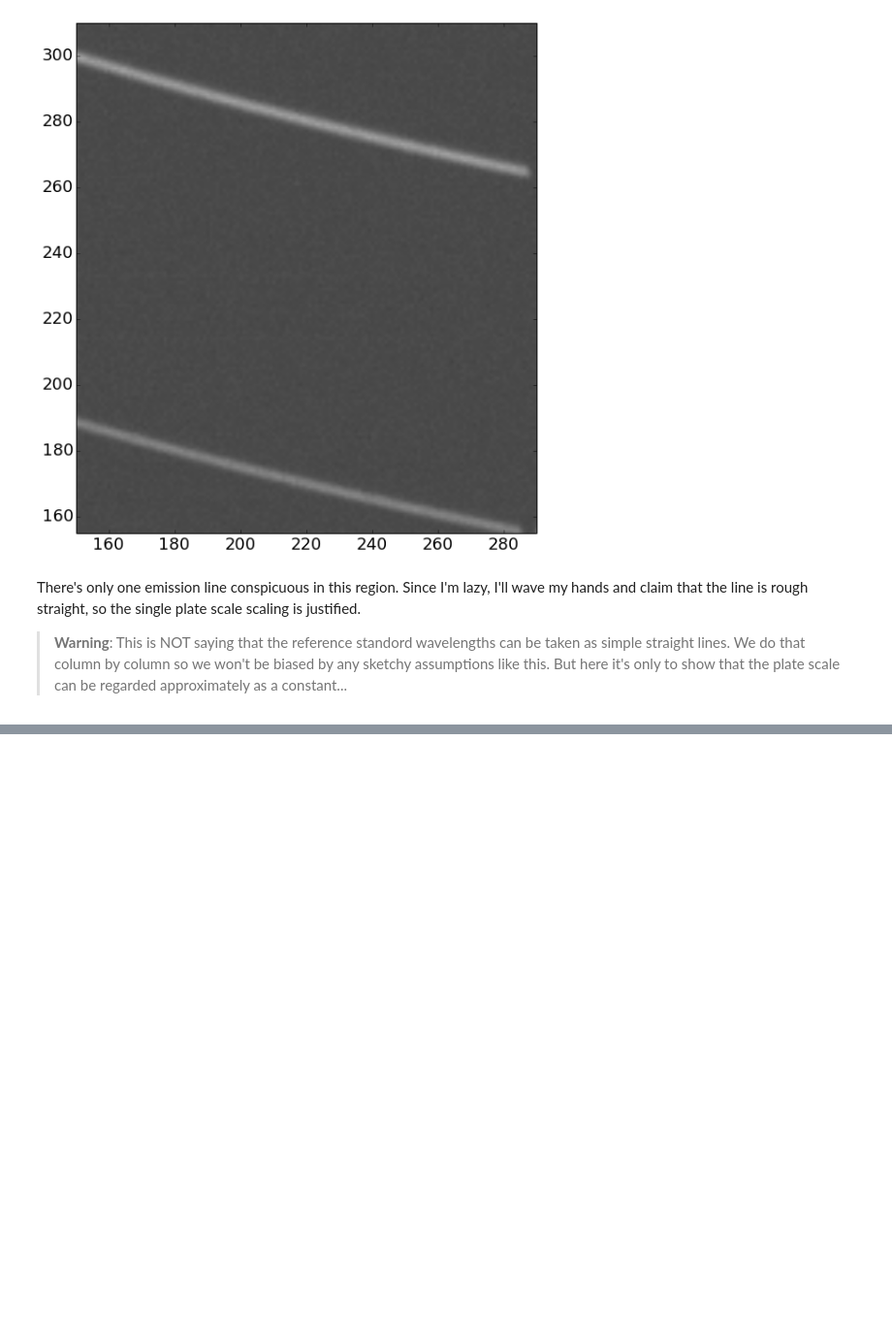
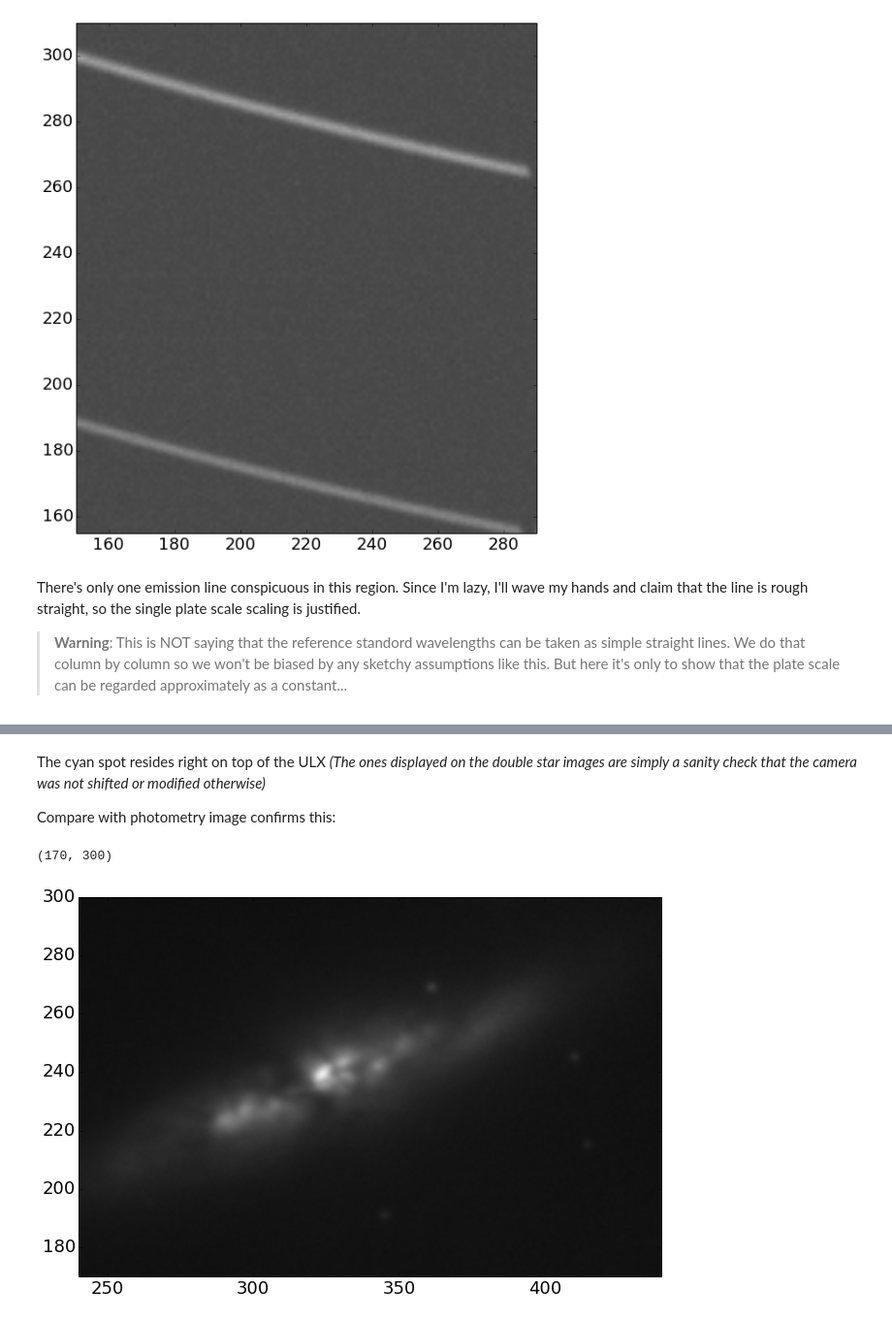
Before and after one commit to Mipanox/PHYS301, a Jupyter notebook: Project/SpecAss.ipynb, the cells around one changed output, grey strips where cells are left out. Shown at 97% size. Cells and saved outputs as stored; diff of their text form; code cells hidden in the pictures; blank space fills up the shorter version.

Commit message:
temporary checkpoint

```diff
--- a/Project/SpecAss.ipynb
+++ b/Project/SpecAss.ipynb
@@ -175,0 +236,14 @@ There's only one emission line conspicuous in this region. Since I'm lazy, I'll
+# %% [markdown]
+The cyan spot resides right on top of the ULX _(The ones displayed on the double star images are simply a sanity check that the camera was not shifted or modified otherwise)_
+
+Compare with photometry image confirms this:
+# %%
+phodir = '/afs/.ir/users/i/a/iameric/physics100/workdir/g2/final/image/R/coadd/coadd.fits'
+pho = pyfits.open(phodir)[0].data
+
+plt.figure(figsize=(12,7))
+plt.imshow(pho,origin='lower',cmap='gray'); plt.clim(700,4000)
+plt.xlim(240,440); plt.ylim(170,300)
+# %% [output]
+(170, 300)
+[figure, added]
```
Also changed, not shown: parts of 18 cells of this notebook, 2 other files.
